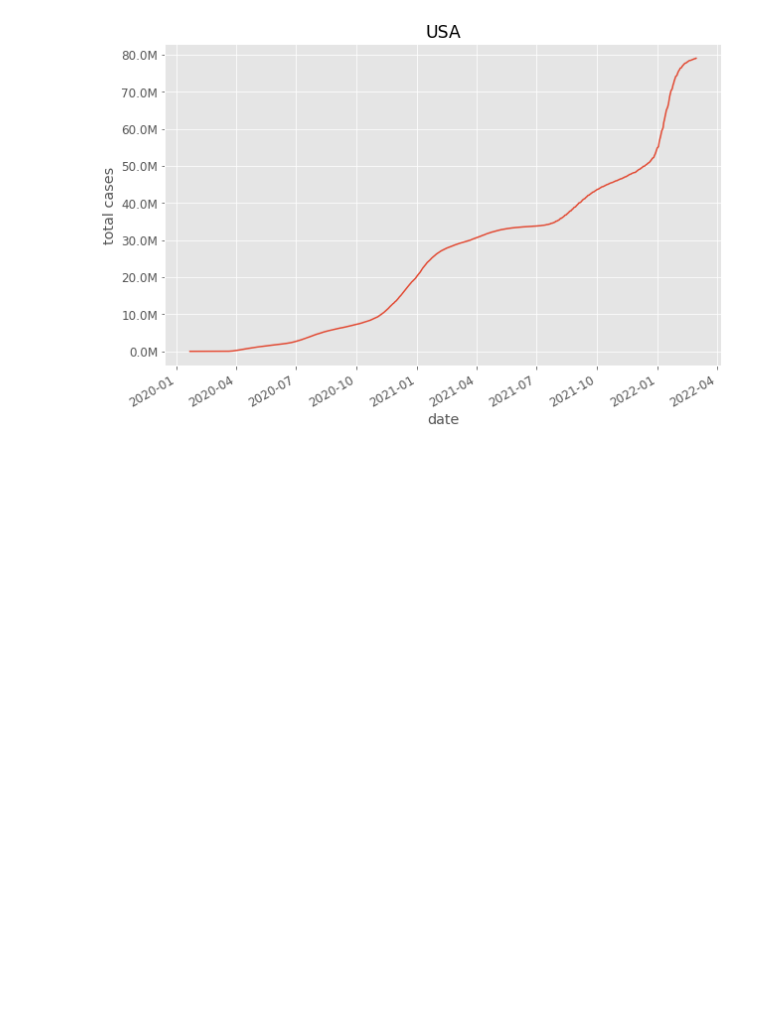
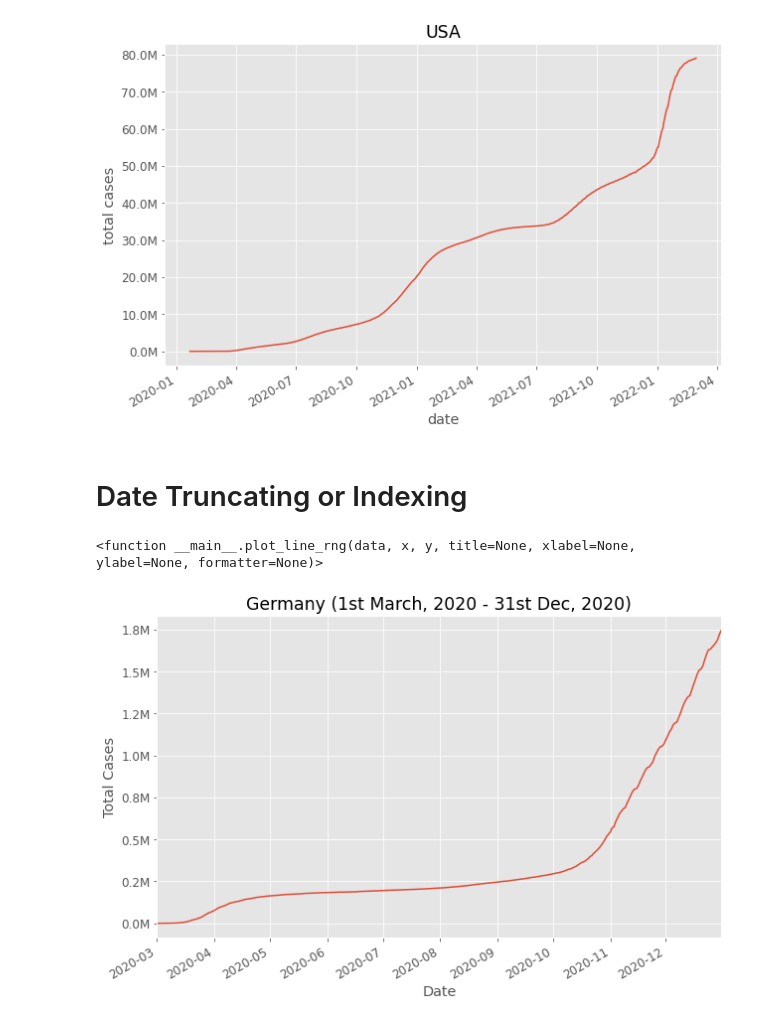
Before and after one commit to eldrigeampong/Data-Science, a Jupyter notebook: TimeSeries/project1.ipynb, the cells around one changed output. Saved outputs shown, nothing was run; the diff lists cells and outputs as text; code cells hidden in the pictures; blank space fills up the shorter version.

```diff
--- a/TimeSeries/project1.ipynb
+++ b/TimeSeries/project1.ipynb
@@ -546,3 +546,42 @@ plot_line(
 # %% [output]
 <function __main__.plot_line(x, y, hue=None, style=None, data=None, ci=None, ax=None, xlabel=None, ylabel=None, title=None)>
 [figure]
+# %% [markdown]
+# Date Truncating or Indexing
+# %%
+# helper function to get country and selected dates
+def get_country(data, ascending=None, before=None, after=None, country=str):
+    return data.set_index('date').sort_index(ascending=ascending).truncate(before=before, after=after).groupby('location').get_group(country)
+
+# helper function to plot line chart
+def plot_line_rng(data, x, y, title=None, xlabel=None, ylabel=None, formatter=None):
+    fig, ax = plt.subplots(figsize=(9, 6))
+    fig.autofmt_xdate()
+
+    # plot line
+    sns.lineplot(
+        data=data,
+        x=x, y=y,
+        ci=None, ax=ax
+    )
+
+    # label plot axis
+    ax.set(title=title, xlabel=xlabel, ylabel=ylabel)
+
+    # set x-axis limit
+    ax.set_xlim([data.index.min(), data.index.max()])
+
+    # set y-axis formatter
+    ax.yaxis.set_major_formatter(formatter=formatter)
+
+    return plot_line_rng
+# %%
+plot_line_rng(
+    data=get_country(data=df_ffill, ascending=True, before='2020-03-01', after='2020-12-31', country='Germany'),
+    x='date', y='total_cases',
+    xlabel='Date', ylabel='Total Cases', title='Germany (1st March, 2020 - 31st Dec, 2020)',
+    formatter=format_mill
+)
+# %% [output]
+<function __main__.plot_line_rng(data, x, y, title=None, xlabel=None, ylabel=None, formatter=None)>
+[figure, added]
```
Also changed, not shown: parts of 3 cells of this notebook, 1 other file.
